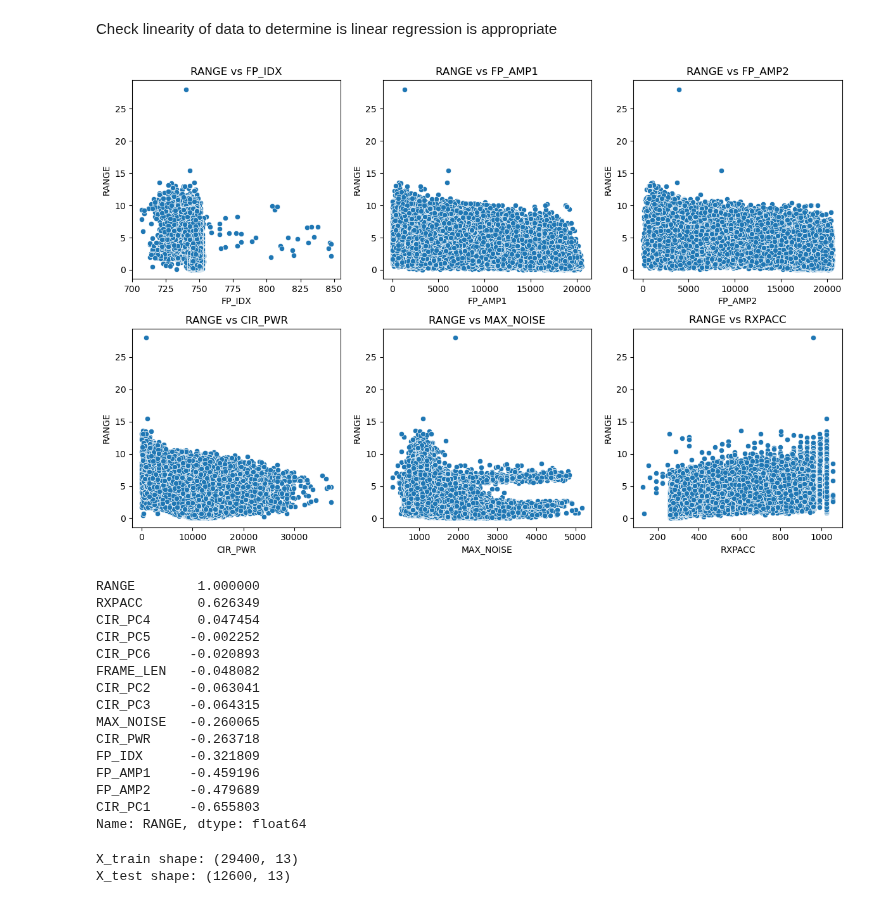
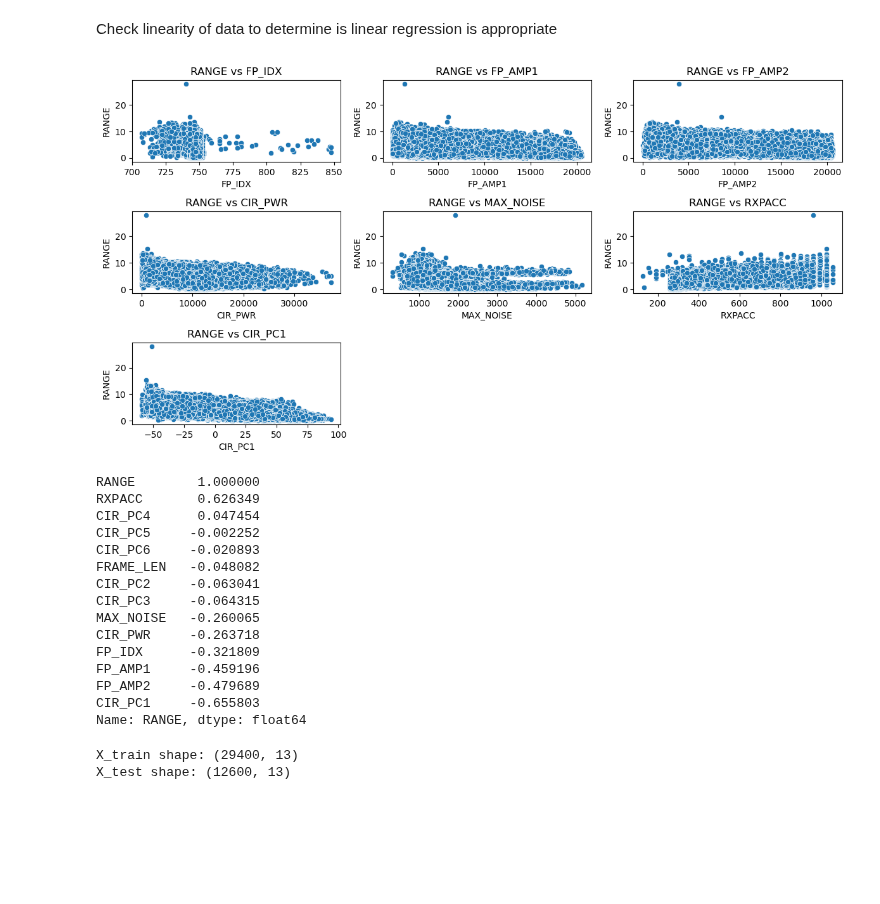
Before and after one commit to jaywmz/UWB-LOS-NLOS-Data-Analytics, a Jupyter notebook: Data Mining/regression/RANGE_regression_mining_linearregre.ipynb, the cells around one changed output. Saved outputs shown, nothing was run; the diff lists cells and outputs as text; code cells hidden in the pictures; blank space fills up the shorter version.

```diff
--- a/Data Mining/regression/RANGE_regression_mining_linearregre.ipynb
+++ b/Data Mining/regression/RANGE_regression_mining_linearregre.ipynb
@@ -19,25 +19,25 @@ Check linearity of data to determine is linear regression is appropriate
 # %%
 import matplotlib.pyplot as plt
 import seaborn as sns
 
 # Assuming df is your dataset
-features = ["FP_IDX", "FP_AMP1", "FP_AMP2", "CIR_PWR", "MAX_NOISE", "RXPACC"]
+features = ["FP_IDX", "FP_AMP1", "FP_AMP2", "CIR_PWR", "MAX_NOISE", "RXPACC","CIR_PC1"]
 
 plt.figure(figsize=(12, 8))
 for i, feature in enumerate(features):
-    plt.subplot(2, 3, i+1)
+    plt.subplot(4, 3, i+1)
     sns.scatterplot(x=df[feature], y=df["RANGE"])
     plt.xlabel(feature)
     plt.ylabel("RANGE")
     plt.title(f"RANGE vs {feature}")
 
 plt.tight_layout()
 plt.show()
 
 correlation_matrix = df.corr()
 print(correlation_matrix["RANGE"].sort_values(ascending=False))
 # %% [output]
-[figure, old version]
+[figure, new version]
 RANGE        1.000000
 RXPACC       0.626349
 CIR_PC4      0.047454
```
Also changed, not shown: 29 other files.
